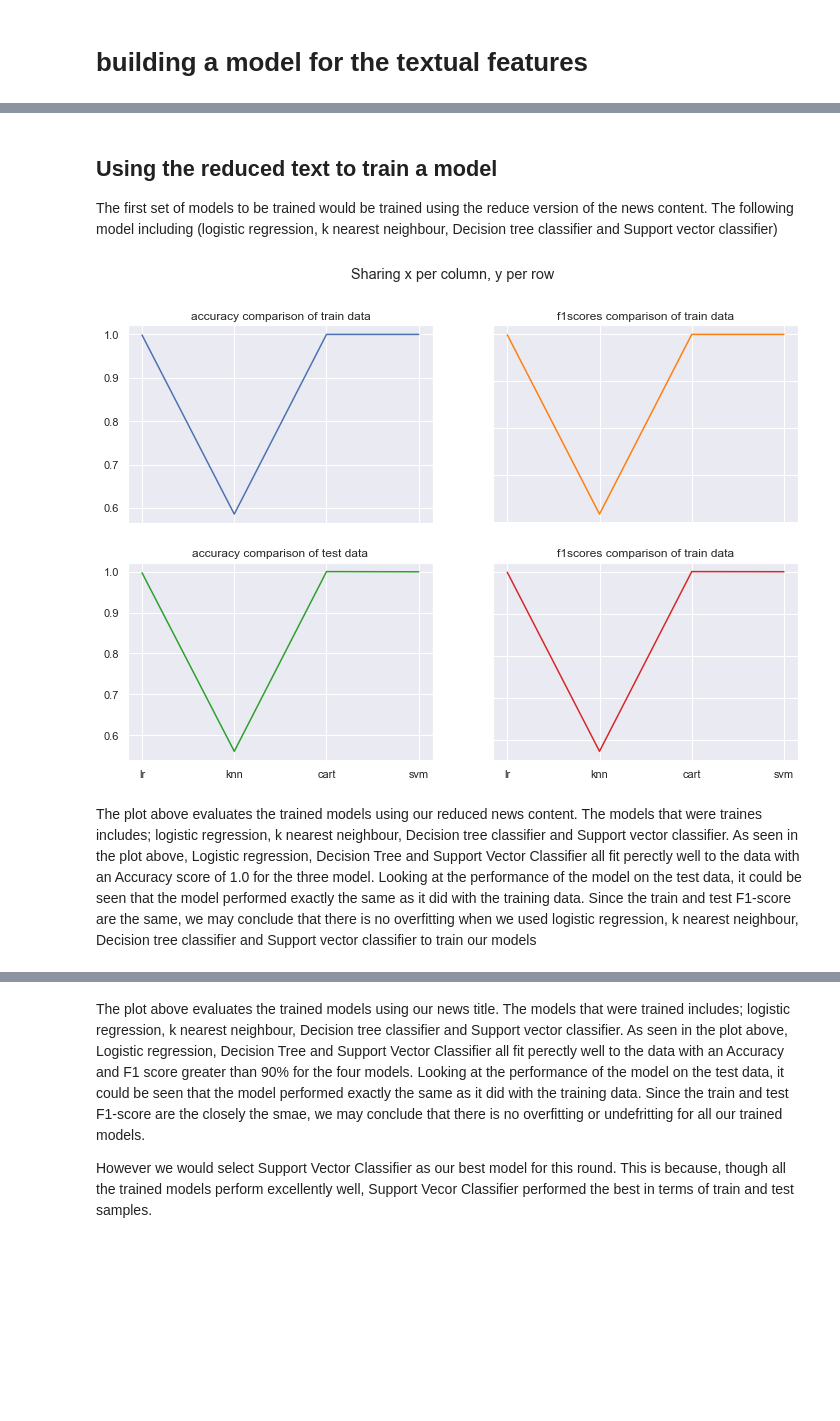
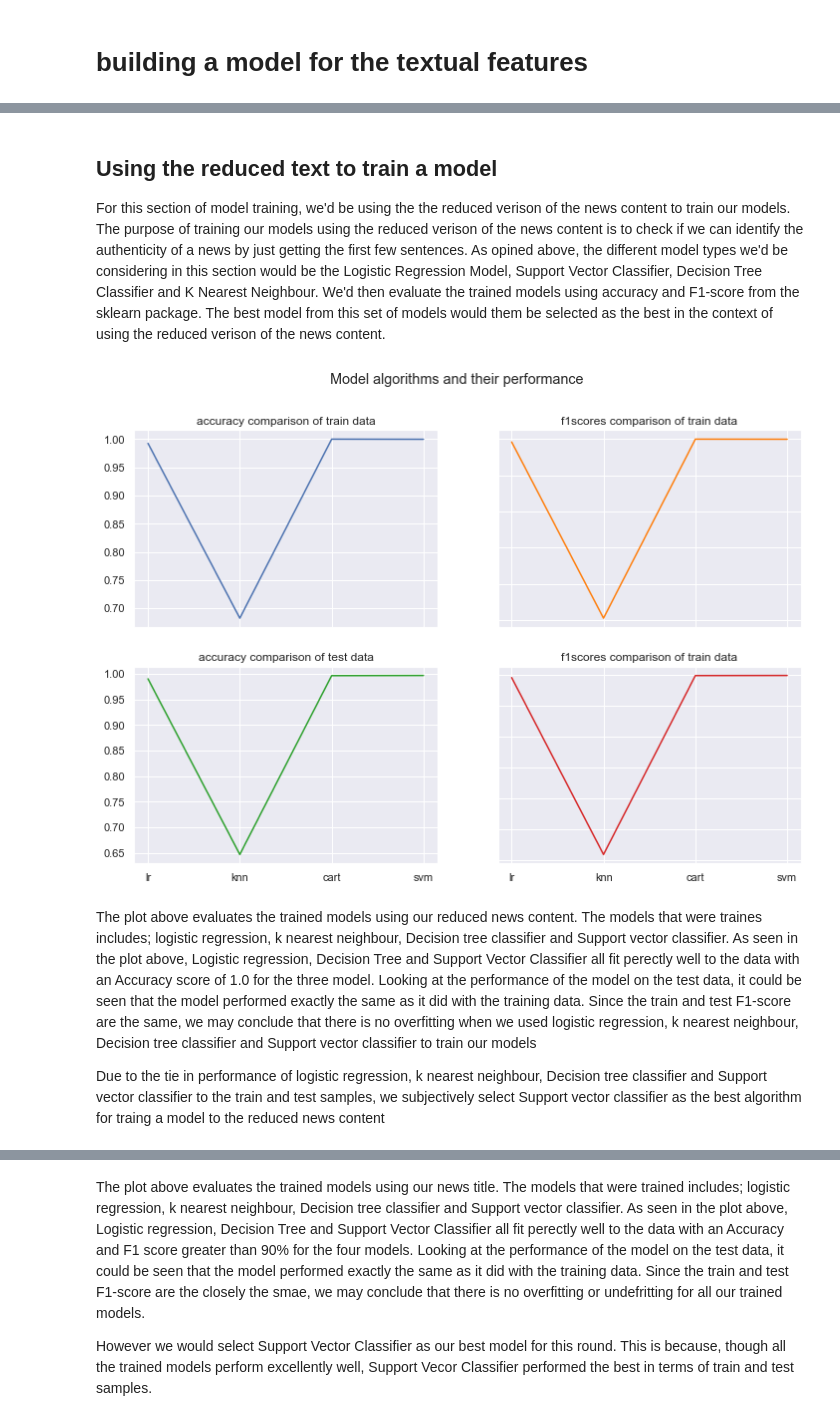
Before and after one commit to ayomie/news-classifier-model, a Jupyter notebook: notebook.ipynb, the cells around one changed output, grey strips where cells are left out. Cells and saved outputs as stored; diff of their text form; code cells hidden in the pictures; blank space fills up the shorter version.

```diff
--- a/notebook.ipynb
+++ b/notebook.ipynb
@@ -214,6 +223,10 @@ def extract_part_of_speech(df, pos):
 
     return df
 # %%
+df = extract_part_of_speech(df=df, pos="noun")
+df = extract_part_of_speech(df=df, pos="verb")
+df = extract_part_of_speech(df=df, pos="adj")
+df = extract_part_of_speech(df=df, pos="adv")
 df = extract_part_of_speech(df=df, pos="pron")
 # %%
 df.head()
@@ -340,29 +457,11 @@ def build_nlp_model(X, y, model):
 In order to evaluate the accuracy of the model, model accuracy score from the sklearn package was used. The evaluation metrics was used to choose which learning model classifier best fit the data.
-# %%
-def evaluate_model(model_names, accuracy_list, f1scores):
-    """
-    This function plots a line graph with two lines indicating the accuracy and recall of the model
-    """
-    # create figure and axis objects with subplots()
-    fig, ax = plt.subplots(figsize=(12,8))
-    # make a plot
-    ax.plot(model_names, f1scores, color="red", marker="o")
-    # set x-axis label
-    ax.set_xlabel("Model",fontsize=14)
-    # set y-axis label
-    ax.set_ylabel("Model F1Score",color="red",fontsize=14)
-    plt.ylim((0.0, 1.5))
-
-    # twin object for two different y-axis on the sample plot
-    ax2=ax.twinx()
-    # make a plot with different y-axis using second axis object
-    ax2.plot(model_names, accuracy_list,color="blue",marker="o")
-    ax2.set_ylabel("Model Accuracy",color="blue",fontsize=14)
-    plt.ylim((0.0, 1.5))
 # %%
-def evaluate_model(model_names, accuracy_dict, f1scores_dict):
+def evaluate_model(model_names, accuracy_dict, f1scores_dict, image_name):
+    """
+    This function pots the accuracy and f1scores of the models
+    """
     fig, ((ax1, ax2), (ax3, ax4)) = plt.subplots(2, 2, figsize=(12,8))
-    fig.suptitle('Sharing x per column, y per row')
+    fig.suptitle('Model algorithms and their performance')
     ax1.plot(model_names, accuracy_dict["train"])
     ax1.set_title("accuracy comparison of train data")
     ax2.plot(model_names, f1scores_dict["train"], 'tab:orange')
@@ -374,8 +473,9 @@ def evaluate_model(model_names, accuracy_dict, f1scores_dict):
 
     for ax in fig.get_axes():
         ax.label_outer()
+    plt.savefig(image_name, bbox_inches='tight')
 # %%
-def train_model (X, y, models, clf):
+def train_model (X, y, models, clf, image_name):
 
     """
     This function trains various and evaluates them to observe the best model
@@ -416,17 +516,19 @@ def train_model (X, y, models, clf):
         "train": f1scores_train,
         "test": f1scores_test
     }
-    evaluate_model(model_names, accuracy_dict, f1scores_dict)
+    evaluate_model(model_names, accuracy_dict, f1scores_dict, image_name)
 # %% [markdown]
 ## Using the reduced text to train a model
 
-The first set of models to be trained would be trained using the reduce version of the news content. The following model including (logistic regression, k nearest neighbour, Decision tree classifier and Support vector classifier)
+For this section of model training, we'd be using the the reduced verison of the news content to train our models. The purpose of training our models using the reduced verison of the news content is to check if we can identify the authenticity of a news by just getting the first few sentences. As opined above, the different model types we'd be considering in this section would be the Logistic Regression Model, Support Vector Classifier, Decision Tree Classifier and K Nearest Neighbour. We'd then evaluate the trained models using accuracy and F1-score from the sklearn package. The best model from this set of models would them be selected as the best in the context of using the reduced verison of the news content.
 # %%
 X_text = df['reduced_text']
-train_model(X_text, y, models, build_nlp_model)
+train_model(X_text, y, models, build_nlp_model, "reduced_text.png")
 # %% [output]
-[figure, old version]
+[figure, new version]
 # %% [markdown]
 The plot above evaluates the trained models using our reduced news content. The models that were traines includes; logistic regression, k nearest neighbour, Decision tree classifier and Support vector classifier. As seen in the plot above, Logistic regression, Decision Tree and Support Vector Classifier all fit perectly well to the data with an Accuracy score of 1.0 for the three model. Looking at the performance of the model on the test data, it could be seen that the model performed exactly the same as it did with the training data. Since the train and test F1-score are the same, we may conclude that there is no overfitting when we used logistic regression, k nearest neighbour, Decision tree classifier and Support vector classifier to train our models
+
+Due to the tie in performance of logistic regression, k nearest neighbour, Decision tree classifier and Support vector classifier to the train and test samples, we subjectively select Support vector classifier as the best algorithm for traing a model to the reduced news content
 # %% [markdown]
 ## Using the title to train a model
```
Also changed, not shown: parts of 38 cells of this notebook, 14 other files.
